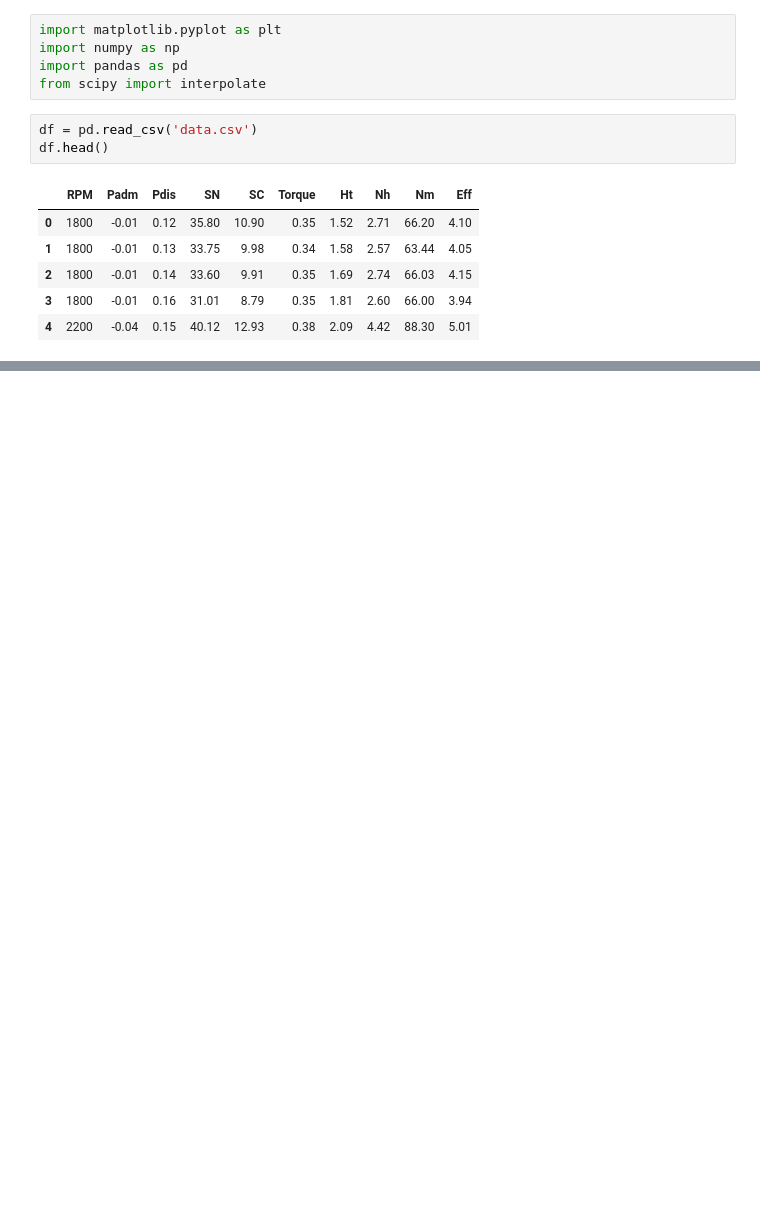
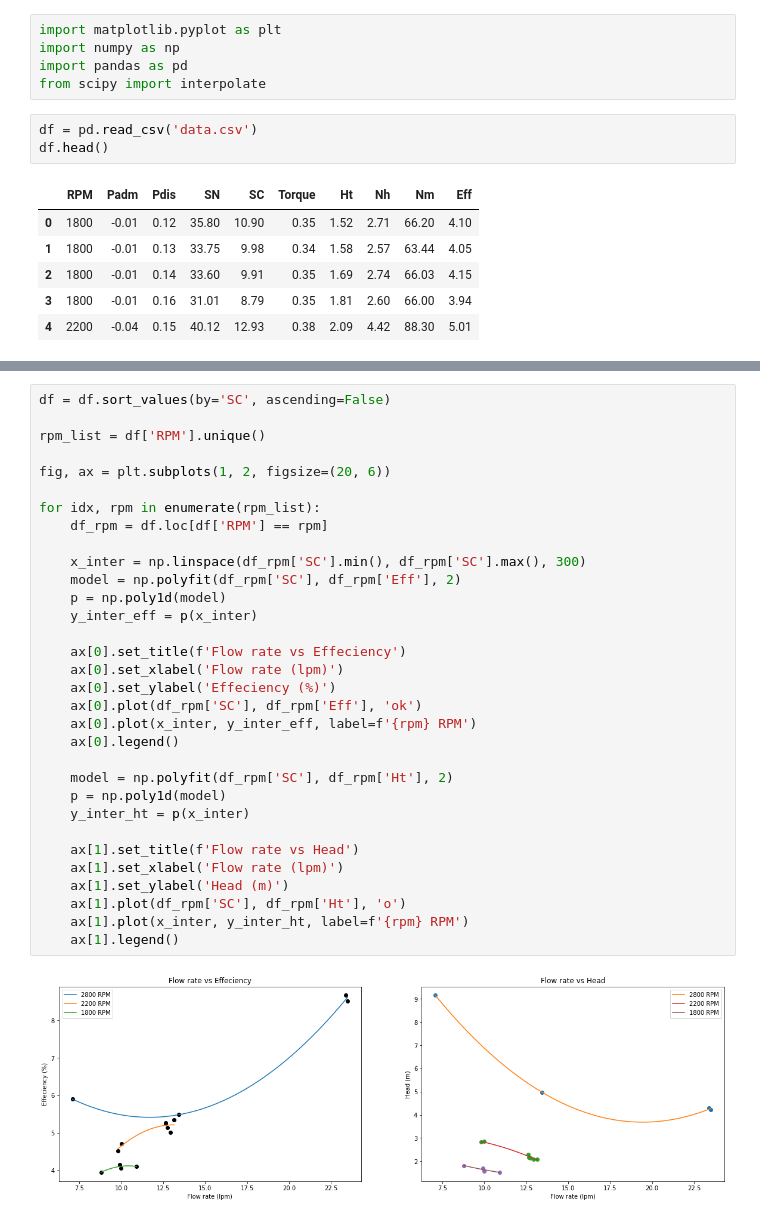
Before and after one commit to relaxxpls/CL333-ChE-Lab-2, a Jupyter notebook: FM305/solve.ipynb, the cells around one changed output, grey strips where cells are left out. Cells and saved outputs as stored; diff of their text form; blank space fills up the shorter version.

```diff
--- a/FM305/solve.ipynb
+++ b/FM305/solve.ipynb
@@ -45,0 +49,34 @@ for idx, rpm in enumerate(rpm_list):
+# %%
+df = df.sort_values(by='SC', ascending=False)
+
+rpm_list = df['RPM'].unique()
+
+fig, ax = plt.subplots(1, 2, figsize=(20, 6))
+
+for idx, rpm in enumerate(rpm_list):
+    df_rpm = df.loc[df['RPM'] == rpm]
+
+    x_inter = np.linspace(df_rpm['SC'].min(), df_rpm['SC'].max(), 300)
+    model = np.polyfit(df_rpm['SC'], df_rpm['Eff'], 2)
+    p = np.poly1d(model)
+    y_inter_eff = p(x_inter)
+
+    ax[0].set_title(f'Flow rate vs Effeciency')
+    ax[0].set_xlabel('Flow rate (lpm)')
+    ax[0].set_ylabel('Effeciency (%)')
+    ax[0].plot(df_rpm['SC'], df_rpm['Eff'], 'ok')
+    ax[0].plot(x_inter, y_inter_eff, label=f'{rpm} RPM')
+    ax[0].legend()
+
+    model = np.polyfit(df_rpm['SC'], df_rpm['Ht'], 2)
+    p = np.poly1d(model)
+    y_inter_ht = p(x_inter)
+
+    ax[1].set_title(f'Flow rate vs Head')
+    ax[1].set_xlabel('Flow rate (lpm)')
+    ax[1].set_ylabel('Head (m)')
+    ax[1].plot(df_rpm['SC'], df_rpm['Ht'], 'o')
+    ax[1].plot(x_inter, y_inter_ht, label=f'{rpm} RPM')
+    ax[1].legend()
+# %% [output]
+[figure, added]
```
Also changed, not shown: parts of 2 cells of this notebook, 4 other files.
